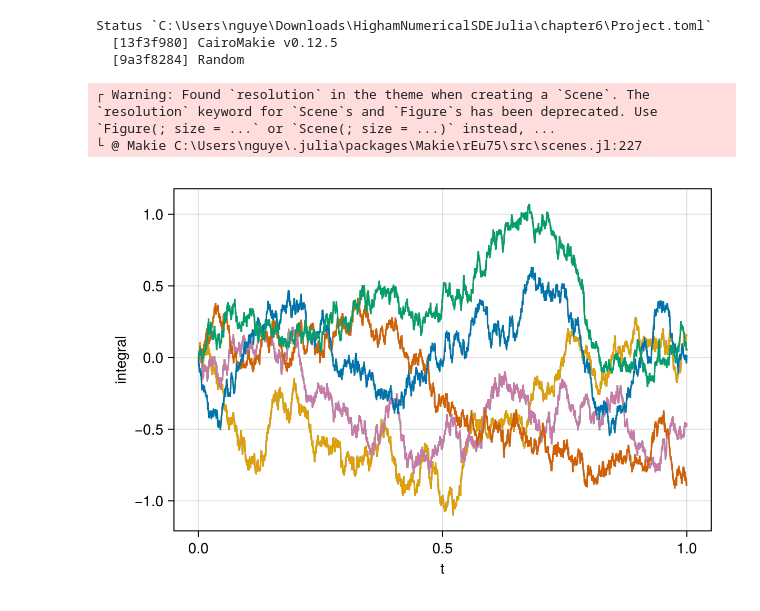
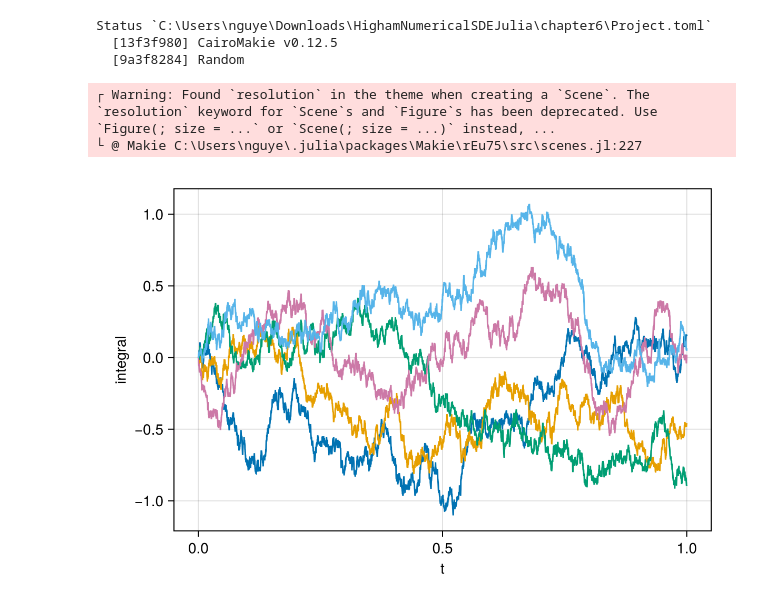
Before and after one commit to nhattan417/HighamNumericalSDEJulia, a Jupyter notebook: chapter6/p6-1.ipynb, the cells around one changed output. Drawn from its saved outputs; the diff is of its cells as text; code cells hidden in the pictures.

Commit message:
Bug fixed: Found the (approximation) error in vectorized integral calculation

```diff
--- a/chapter6/p6-1.ipynb
+++ b/chapter6/p6-1.ipynb
@@ -54,34 +54,34 @@ Random.seed!(1234)
 noPaths = 5
 
 sigma = 1
 lambda = 1
 
 T = 1
 
 N = 5000
 dt = T/N
 
 dW = sqrt(dt) * randn(N, noPaths)
 
-integral = exp.(lambda * (0:dt:T-dt)) .* dW
-OUProcess = cumsum(integral, dims = 1) .* sigma .* exp.(-lambda * (dt:dt:T))
+# integral = exp.(lambda * (0:dt:T-dt)) .* dW
+# OUProcess = cumsum(integral, dims = 1) .* sigma .* exp.(-lambda * (dt:dt:T))
 
 OUProcess0 = zeros(N+1, noPaths)
 for i in 1:N
     OUProcess0[i+1, :] = OUProcess0[i, :] * exp(-lambda * dt) + sigma * sqrt((1 - exp(-2*lambda*dt))/(2*lambda)) * dW[i, :] / sqrt(dt)
 end
 
 fig = Figure(resolution = (600, 400))
 
 ax = Axis(fig[1, 1], xlabel = "t", ylabel = "integral")
 
 for i in 1:noPaths
-    lines!(ax, 0:dt:T, [0; OUProcess[:, i]])
+    # lines!(ax, 0:dt:T, [0; OUProcess[:, i]])
     lines!(ax, 0:dt:T, OUProcess0[:, i])
 end
 
 fig
 # %% [output]
 ┌ Warning: Found `resolution` in the theme when creating a `Scene`. The `resolution` keyword for `Scene`s and `Figure`s has been deprecated. Use `Figure(; size = ...` or `Scene(; size = ...)` instead, ...
 └ @ Makie C:\Users\nguye\.julia\packages\Makie\rEu75\src\scenes.jl:227
-[figure, old version]
+[figure, new version]
```
Also changed, not shown: 2 other files.
